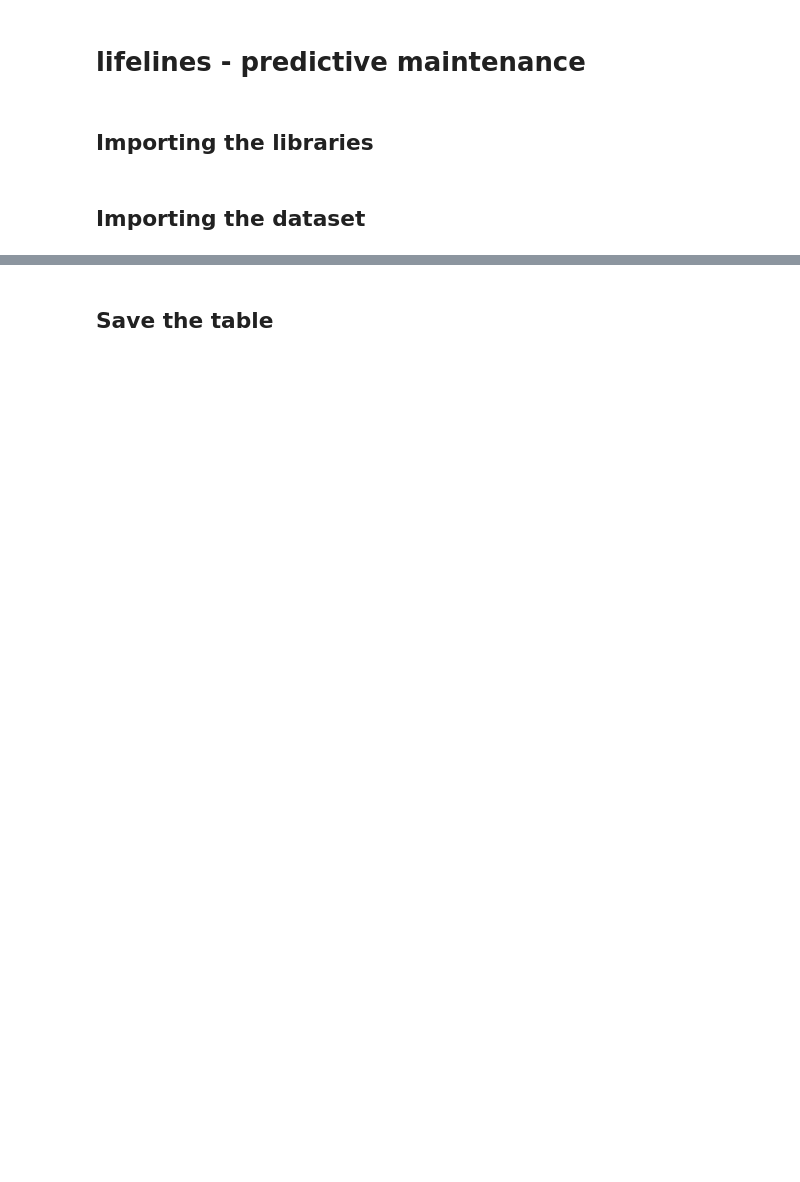
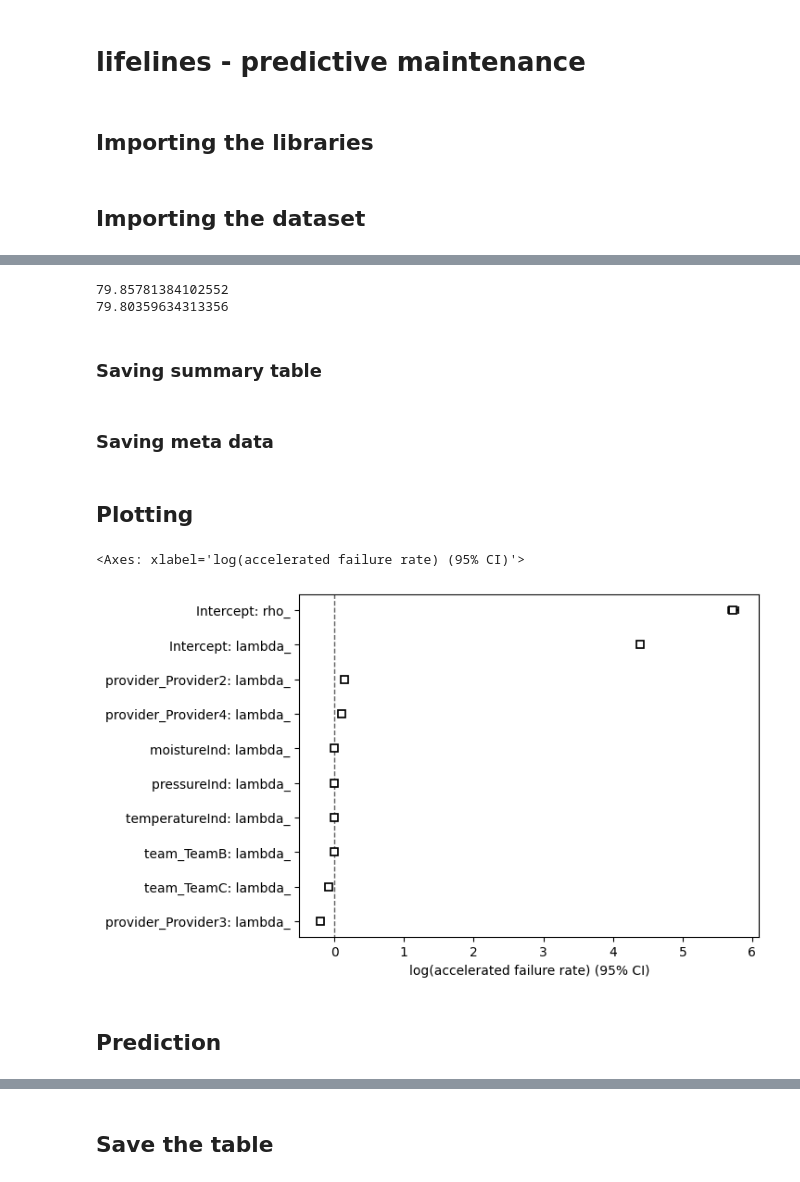
Before and after one commit to lakshmansierra/poc_survival_prediction, a Jupyter notebook: 02-maintenance-Survival/3_maintenance_predictive_analysis.ipynb, the cells around one changed output, grey strips where cells are left out. Saved outputs shown, nothing was run; the diff lists cells and outputs as text; code cells hidden in the pictures; blank space fills up the shorter version.

```diff
--- a/02-maintenance-Survival/3_maintenance_predictive_analysis.ipynb
+++ b/02-maintenance-Survival/3_maintenance_predictive_analysis.ipynb
@@ -60,2 +66,0 @@ print(df.shape)
-# %%
-df.drop(columns=['Category'], inplace=True)
@@ -289,0 +69,4 @@ Estimated failure time (99% chance): 5.0
+# %%
+from lifelines import WeibullAFTFitter
+aft = WeibullAFTFitter()
+aft.fit(df, duration_col='lifetime', event_col='broken')
@@ -289,0 +100,8 @@ Estimated failure time (99% chance): 5.0
+# %%
+print(aft.median_survival_time_)
+print(aft.mean_survival_time_)
+# %% [output]
+79.85781384102552
+79.80359634313356
+# %% [markdown]
+### Saving summary table
@@ -289,0 +118,2 @@ Estimated failure time (99% chance): 5.0
+# %% [markdown]
+### Saving meta data
@@ -289,0 +143,11 @@ Estimated failure time (99% chance): 5.0
+# %% [markdown]
+## Plotting
+# %%
+from matplotlib import pyplot as plt
+
+aft.plot()
+# %% [output]
+<Axes: xlabel='log(accelerated failure rate) (95% CI)'>
+[figure, added]
+# %% [markdown]
+## Prediction
```
Also changed, not shown: parts of 28 cells of this notebook, 2 other files.
